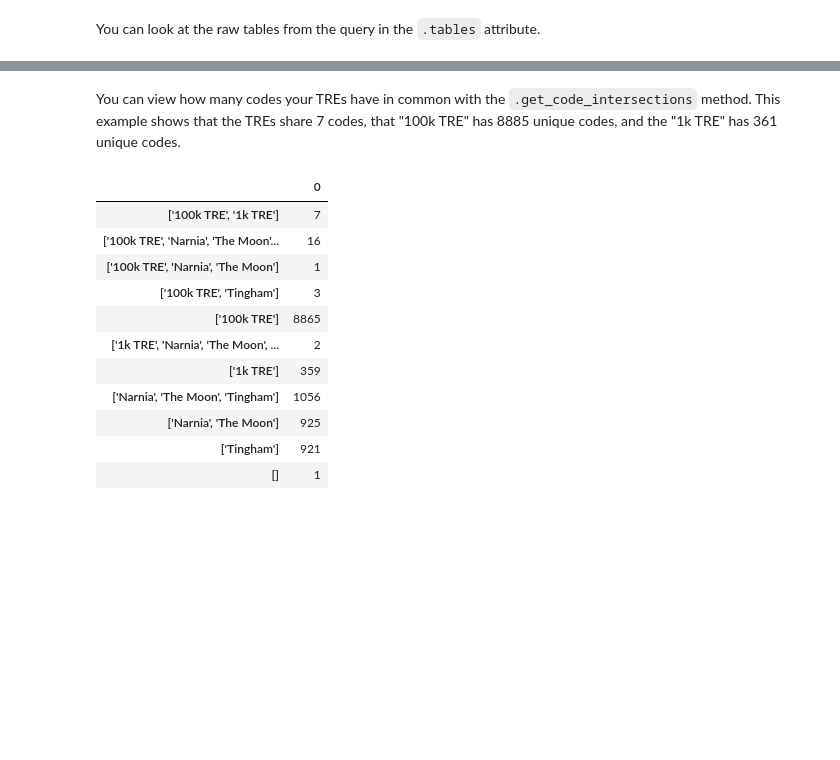
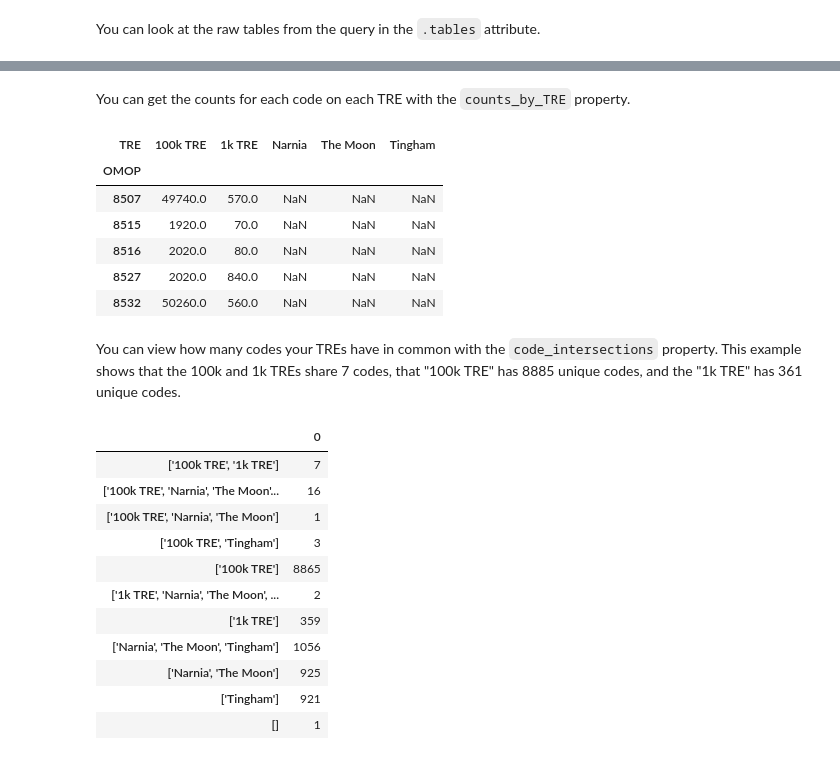
Before and after one commit to Health-Informatics-UoN/Five-Safes-TES-Analytics, a Jupyter notebook: examples/Bunny visualisations.ipynb, the cells around one changed output, grey strips where cells are left out. Saved outputs shown, nothing was run; the diff lists cells and outputs as text; code cells hidden in the pictures; blank space fills up the shorter version.

```diff
--- a/examples/Bunny visualisations.ipynb
+++ b/examples/Bunny visualisations.ipynb
@@ -36,9 +36,21 @@ codesets.tables["1k TRE"].head()
 | 2 | 1k TRE | test | OMOP:75036 | 20 | NaN | NaN | 75036 | Localized, primary osteoarthritis... | Condition |
 | 3 | 1k TRE | test | OMOP:78272 | 50 | NaN | NaN | 78272 | Sprain of wrist | Condition |
 | 4 | 1k TRE | test | OMOP:80502 | 50 | NaN | NaN | 80502 | Osteoporosis | Condition |
+# %% [markdown]
+You can get the counts for each code on each TRE with the `counts_by_TRE` property.
+# %%
+codesets.counts_by_TRE.head()
+# %% [output]
+| TRE | 100k TRE | 1k TRE | Narnia | The Moon | Tingham |
+| OMOP |  |  |  |  |  |
+| 8507 | 49740.0 | 570.0 | NaN | NaN | NaN |
+| 8515 | 1920.0 | 70.0 | NaN | NaN | NaN |
+| 8516 | 2020.0 | 80.0 | NaN | NaN | NaN |
+| 8527 | 2020.0 | 840.0 | NaN | NaN | NaN |
+| 8532 | 50260.0 | 560.0 | NaN | NaN | NaN |
 # %% [markdown]
-You can view how many codes your TREs have in common with the `.get_code_intersections` method.
-This example shows that the TREs share 7 codes, that "100k TRE" has 8885 unique codes, and the "1k TRE" has 361 unique codes.
+You can view how many codes your TREs have in common with the `code_intersections` property.
+This example shows that the 100k and 1k TREs share 7 codes, that "100k TRE" has 8885 unique codes, and the "1k TRE" has 361 unique codes.
 # %%
 codesets.code_intersections
 # %% [output]
```
Also changed, not shown: 1 other file.
